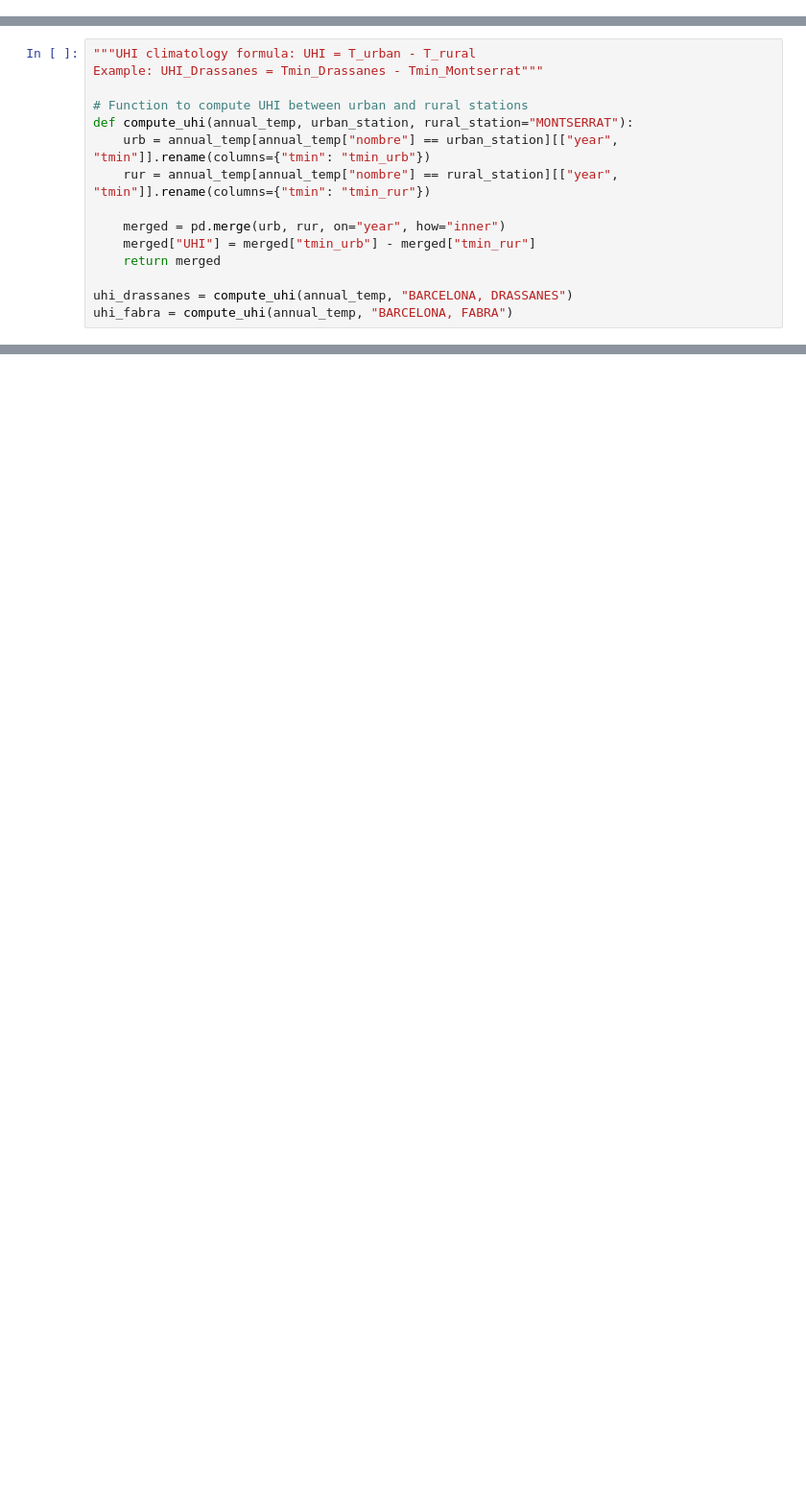
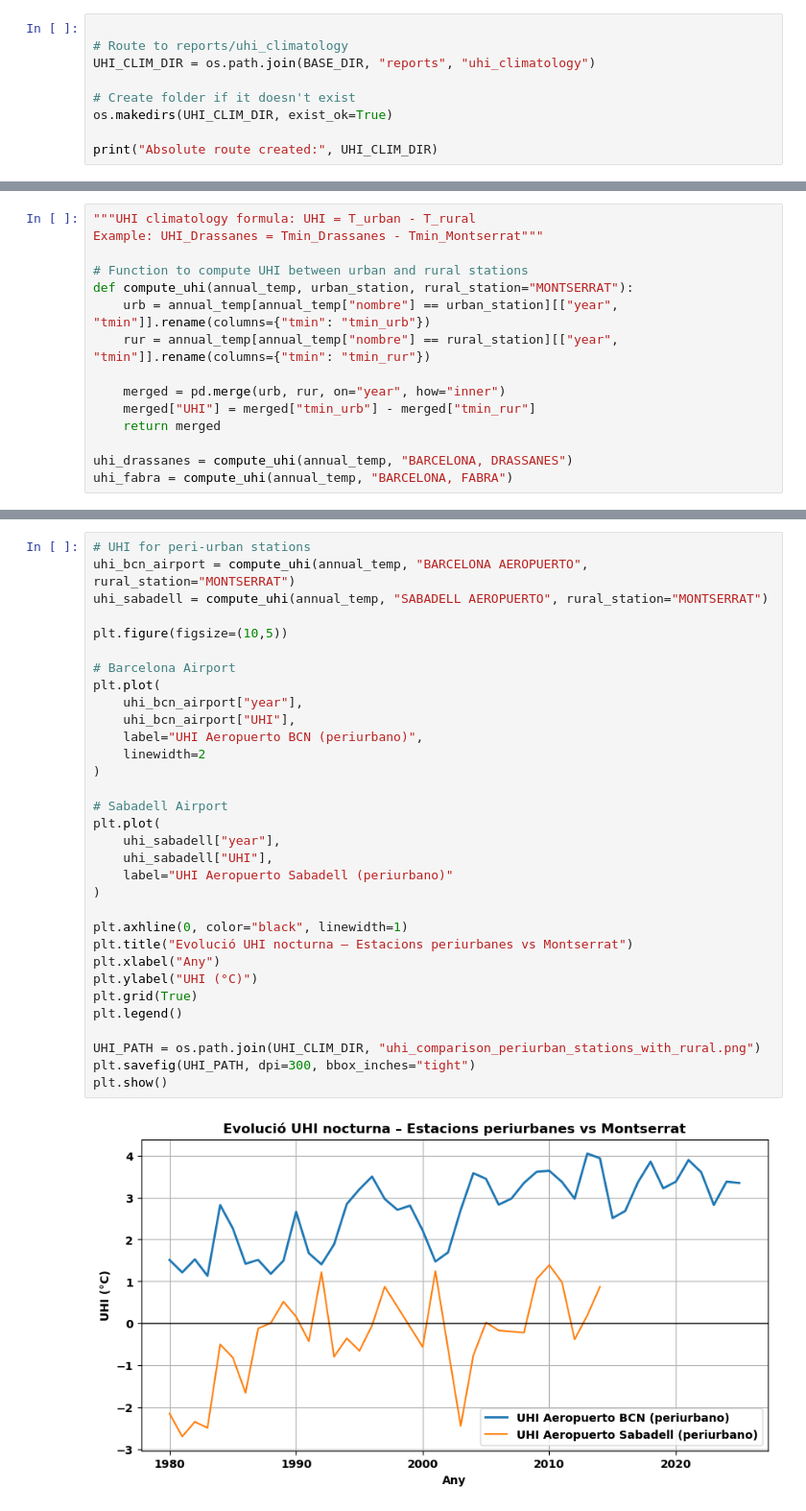
Before and after one commit to rogerespinosamorros/UHI-Barcelona, a Jupyter notebook: notebooks/analisi_temp_estacions.ipynb, the cells around one changed output, grey strips where cells are left out. Shown at 96% size. Cells and saved outputs as stored; diff of their text form; blank space fills up the shorter version.

```diff
--- a/notebooks/analisi_simple_estacions.ipynb
+++ b/notebooks/analisi_temp_estacions.ipynb
@@ -270,3 +272,12 @@ for st in stations_barcelona:
 urban = ["BARCELONA, DRASSANES", "BARCELONA, FABRA"] # FABRA 408m Collserola
 rural = ["MONTSERRAT"]   # 738m
 periurban = ["BARCELONA AEROPUERTO", "SABADELL AEROPUERTO"]
+# %%
+
+# Route to reports/uhi_climatology
+UHI_CLIM_DIR = os.path.join(BASE_DIR, "reports", "uhi_climatology")
+
+# Create folder if it doesn't exist
+os.makedirs(UHI_CLIM_DIR, exist_ok=True)
+
+print("Absolute route created:", UHI_CLIM_DIR)
@@ -321,3 +340,37 @@ plt.grid(True)
 plt.show()
 # %% [output]
 [figure]
+# %%
+# UHI for peri-urban stations
+uhi_bcn_airport = compute_uhi(annual_temp, "BARCELONA AEROPUERTO", rural_station="MONTSERRAT")
+uhi_sabadell = compute_uhi(annual_temp, "SABADELL AEROPUERTO", rural_station="MONTSERRAT")
+
+plt.figure(figsize=(10,5))
+
+# Barcelona Airport
+plt.plot(
+    uhi_bcn_airport["year"],
+    uhi_bcn_airport["UHI"],
+    label="UHI Aeropuerto BCN (periurbano)",
+    linewidth=2
+)
+
+# Sabadell Airport
+plt.plot(
+    uhi_sabadell["year"],
+    uhi_sabadell["UHI"],
+    label="UHI Aeropuerto Sabadell (periurbano)"
+)
+
+plt.axhline(0, color="black", linewidth=1)
+plt.title("Evolució UHI nocturna – Estacions periurbanes vs Montserrat")
+plt.xlabel("Any")
+plt.ylabel("UHI (°C)")
+plt.grid(True)
+plt.legend()
+
+UHI_PATH = os.path.join(UHI_CLIM_DIR, "uhi_comparison_periurban_stations_with_rural.png")
+plt.savefig(UHI_PATH, dpi=300, bbox_inches="tight")
+plt.show()
+# %% [output]
+[figure, added]
```
Also changed, not shown: parts of 26 cells of this notebook, 8 other files.
